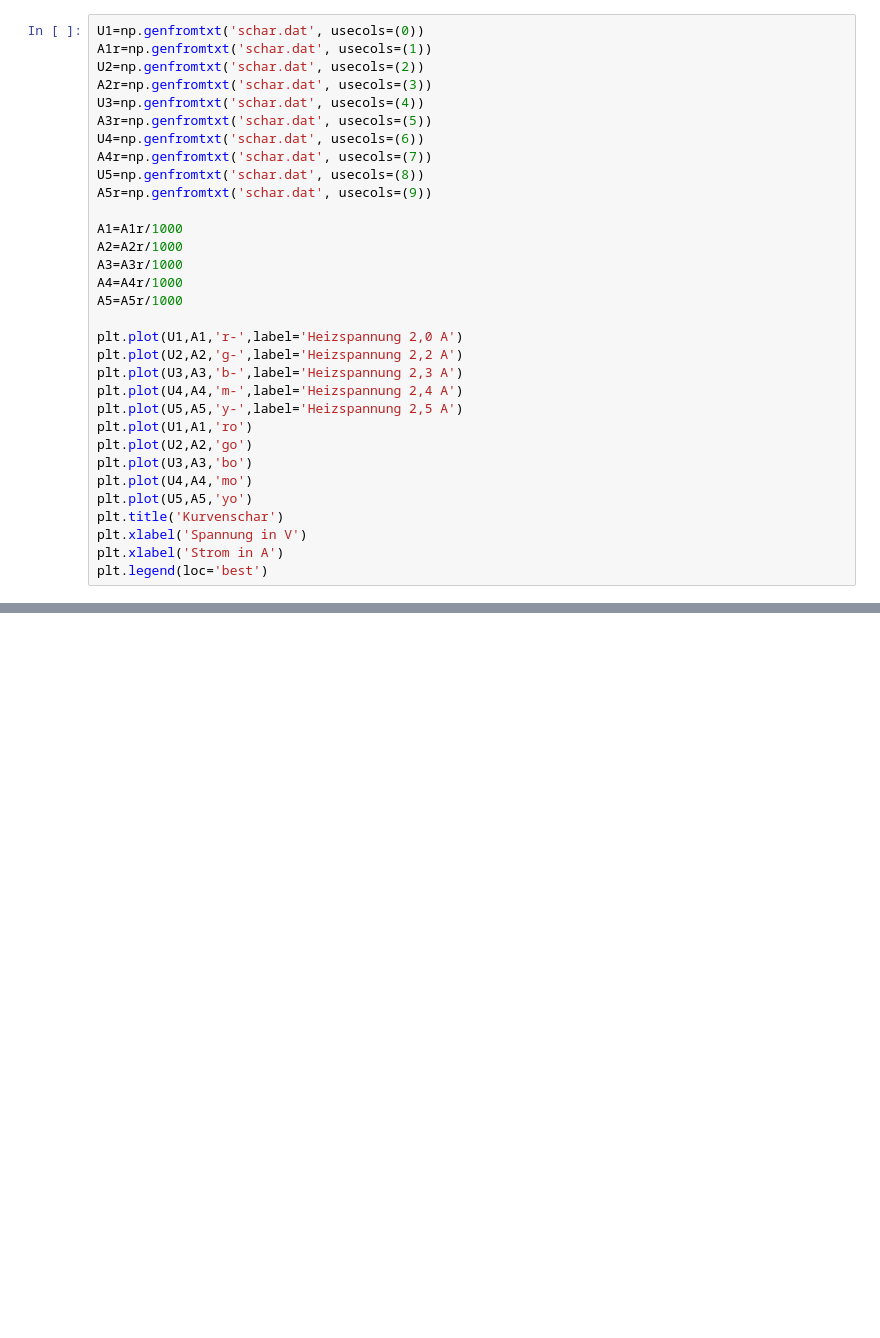
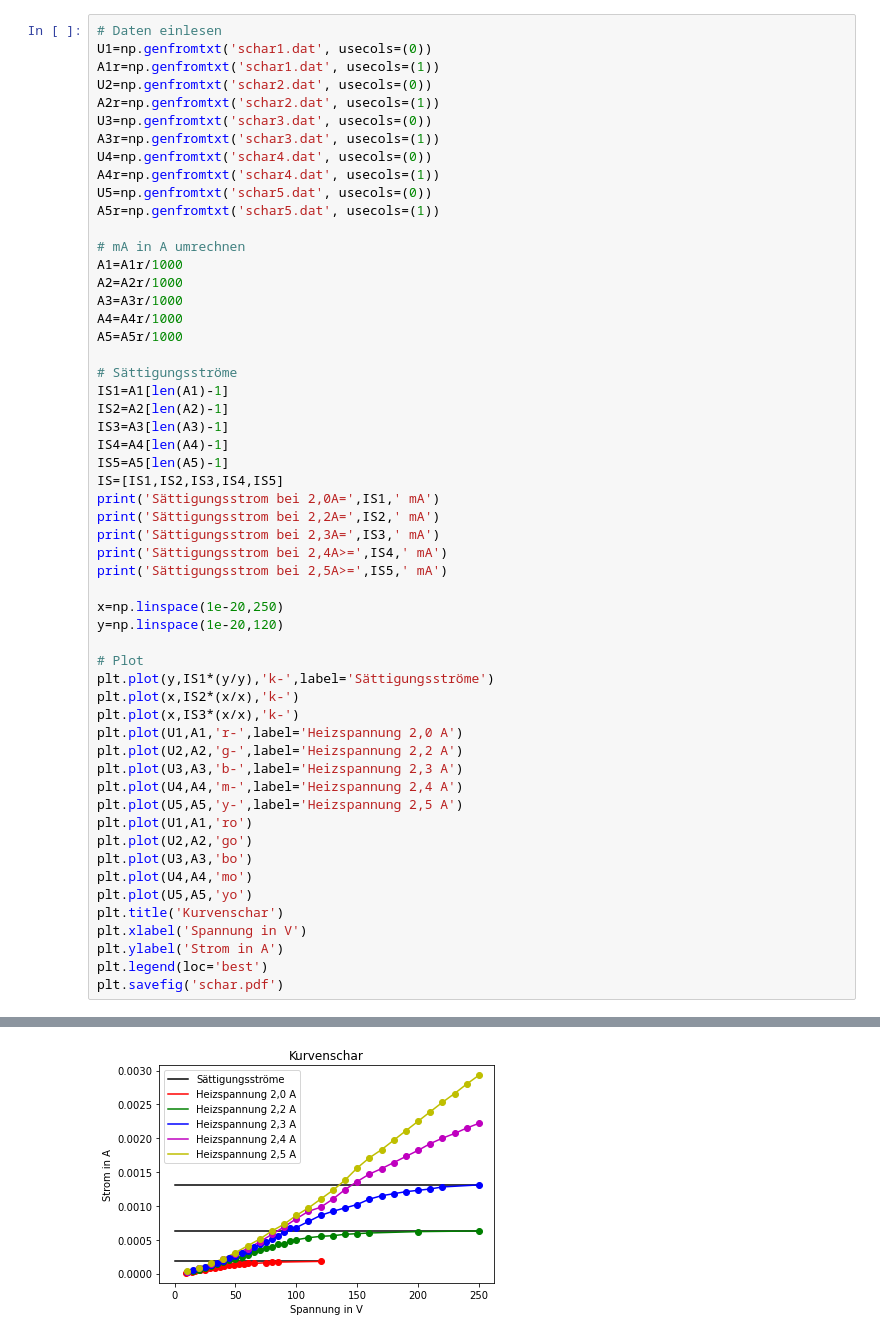
Before and after one commit to JackDO1998/Praktikum, a Jupyter notebook: ThermischeElektronenemmission/rechnungen.ipynb, the cells around one changed output, grey strips where cells are left out. Saved outputs shown, nothing was run; the diff lists cells and outputs as text; blank space fills up the shorter version.

```diff
--- a/ThermischeElektronenemmission/rechnungen.ipynb
+++ b/ThermischeElektronenemmission/rechnungen.ipynb
@@ -6,21 +8,43 @@ import uncertainties.unumpy as unp
 # %%
-U1=np.genfromtxt('schar.dat', usecols=(0))
-A1r=np.genfromtxt('schar.dat', usecols=(1))
-U2=np.genfromtxt('schar.dat', usecols=(2))
-A2r=np.genfromtxt('schar.dat', usecols=(3))
-U3=np.genfromtxt('schar.dat', usecols=(4))
-A3r=np.genfromtxt('schar.dat', usecols=(5))
-U4=np.genfromtxt('schar.dat', usecols=(6))
-A4r=np.genfromtxt('schar.dat', usecols=(7))
-U5=np.genfromtxt('schar.dat', usecols=(8))
-A5r=np.genfromtxt('schar.dat', usecols=(9))
+# Daten einlesen
+U1=np.genfromtxt('schar1.dat', usecols=(0))
+A1r=np.genfromtxt('schar1.dat', usecols=(1))
+U2=np.genfromtxt('schar2.dat', usecols=(0))
+A2r=np.genfromtxt('schar2.dat', usecols=(1))
+U3=np.genfromtxt('schar3.dat', usecols=(0))
+A3r=np.genfromtxt('schar3.dat', usecols=(1))
+U4=np.genfromtxt('schar4.dat', usecols=(0))
+A4r=np.genfromtxt('schar4.dat', usecols=(1))
+U5=np.genfromtxt('schar5.dat', usecols=(0))
+A5r=np.genfromtxt('schar5.dat', usecols=(1))
 
+# mA in A umrechnen
 A1=A1r/1000
 A2=A2r/1000
 A3=A3r/1000
 A4=A4r/1000
 A5=A5r/1000
 
+# Sättigungsströme
+IS1=A1[len(A1)-1]
+IS2=A2[len(A2)-1]
+IS3=A3[len(A3)-1]
+IS4=A4[len(A4)-1]
+IS5=A5[len(A5)-1]
+IS=[IS1,IS2,IS3,IS4,IS5]
+print('Sättigungsstrom bei 2,0A=',IS1,' mA')
+print('Sättigungsstrom bei 2,2A=',IS2,' mA')
+print('Sättigungsstrom bei 2,3A=',IS3,' mA')
+print('Sättigungsstrom bei 2,4A>=',IS4,' mA')
+print('Sättigungsstrom bei 2,5A>=',IS5,' mA')
+
+x=np.linspace(1e-20,250)
+y=np.linspace(1e-20,120)
+
+# Plot
+plt.plot(y,IS1*(y/y),'k-',label='Sättigungsströme')
+plt.plot(x,IS2*(x/x),'k-')
+plt.plot(x,IS3*(x/x),'k-')
 plt.plot(U1,A1,'r-',label='Heizspannung 2,0 A')
 plt.plot(U2,A2,'g-',label='Heizspannung 2,2 A')
 plt.plot(U3,A3,'b-',label='Heizspannung 2,3 A')
@@ -33,6 +57,7 @@ plt.plot(U4,A4,'mo')
 plt.plot(U5,A5,'yo')
 plt.title('Kurvenschar')
 plt.xlabel('Spannung in V')
-plt.xlabel('Strom in A')
+plt.ylabel('Strom in A')
 plt.legend(loc='best')
+plt.savefig('schar.pdf')
 # %% [output]
@@ -39,0 +69 @@ OSError: schar.dat not found.
+[figure, added]
```
Also changed, not shown: parts of 6 cells of this notebook, 5 other files.
